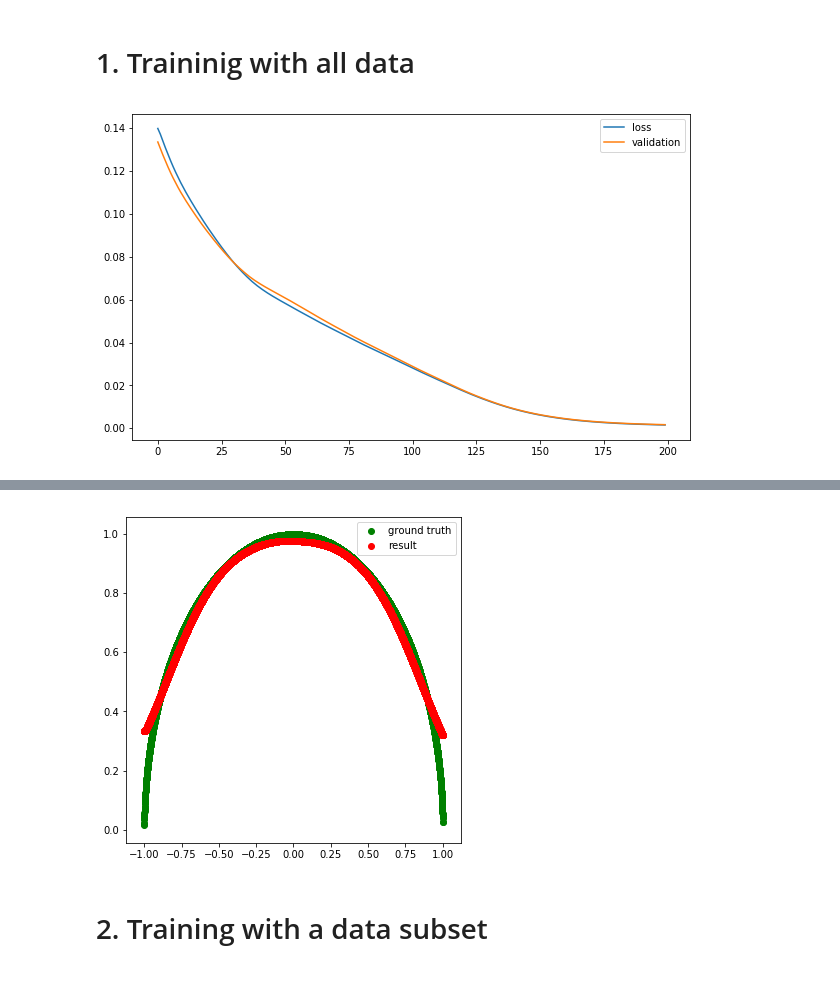
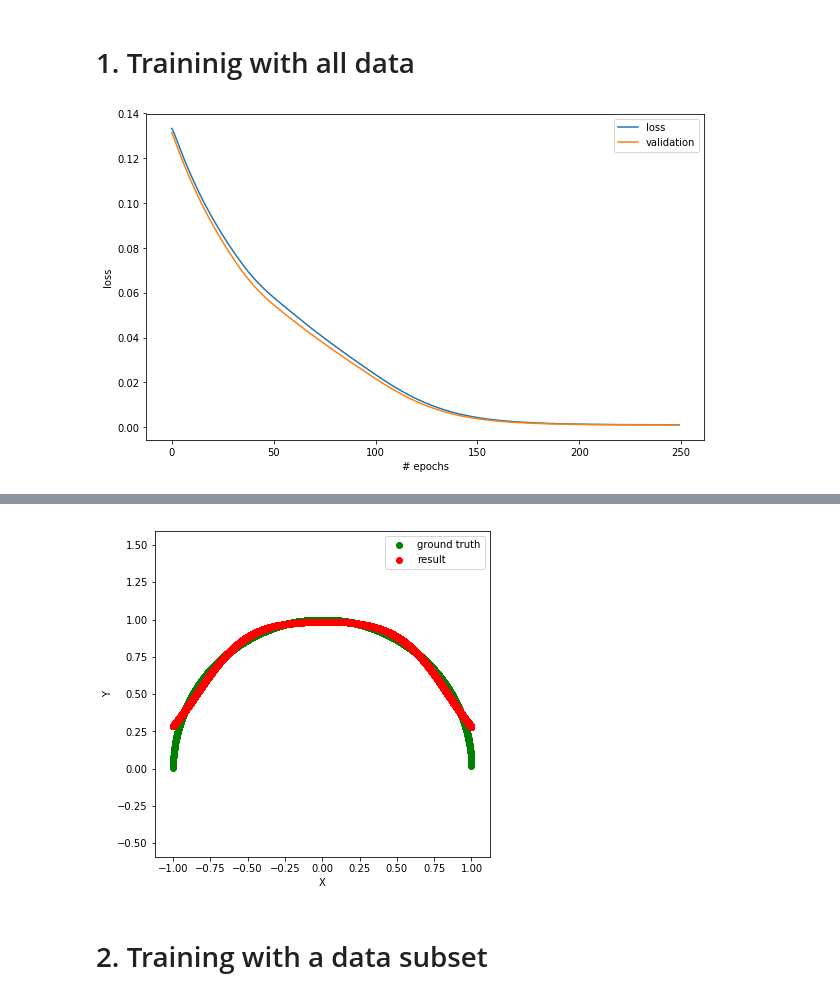
Before and after one commit to stefandulman/learning_dl, a Jupyter notebook: half_circle.ipynb, the cells around one changed output, grey strips where cells are left out. Saved outputs shown, nothing was run; the diff lists cells and outputs as text; code cells hidden in the pictures.

Commit message:
updated the graphics a bit

```diff
--- a/half_circle.ipynb
+++ b/half_circle.ipynb
@@ -13,12 +13,11 @@ Questions:
 
 import matplotlib.pyplot as plt
 
-# Create your first MLP in Keras
 from keras.models import Sequential
 from keras.layers import Dense
 import keras.backend as K
 import numpy as np
-# fix random seed for reproducibility
+
 np.random.seed(7)
 
 def plot_hist(log):
@@ -29,14 +28,24 @@ def plot_hist(log):
     plt.plot(x, loss, label='loss')
     plt.plot(x, vloss, label='validation')
     plt.legend()
+    plt.xlabel('# epochs')
+    plt.ylabel('loss')
     plt.show()
 
+    print('final loss:', loss[-1])
+    print('final validation loss:', vloss[-1])
 
-def display(X, Y_real, Y_pred):
+
+def display(X, Y_real, Y_pred, xlims=None):
     plt.figure(figsize=(6,6))
     plt.scatter(X, Y_real, color='green', label='ground truth')
     plt.scatter(X, Y_pred, color='red', label='result')
     plt.legend()
+    plt.xlabel('X')
+    plt.ylabel('Y')
+    plt.axis('equal')
+    if xlims is not None:
+        plt.xlim(xlims)
     plt.plot()
 
 
@@ -63,7 +72,7 @@ Y = np.sqrt(1.0 - X[:,0]*X[:,0])
 Y = np.reshape(Y, (Y.shape[0], 1))
 
 # Fit the model
-temp = model.fit(X, Y, epochs=200, batch_size=batch, validation_split=0.2, verbose=0)
+temp = model.fit(X, Y, epochs=250, batch_size=batch, validation_split=0.2, verbose=0)
 
 #index = (X < -0.95) | (X > 0.95)
 #vx = X[index]
@@ -75,4 +84,4 @@ plot_hist(temp)
 res = model.predict(X)
 display(X, Y, res)
 # %% [output]
-[figure, old version]
+[figure, new version]
@@ -79,4 +90,4 @@ display(X, Y, res)
-[figure, old version]
+[figure, new version]
 # %% [markdown]
 # 2. Training with a data subset
 # %%
```
Also changed, not shown: parts of 2 cells of this notebook.
